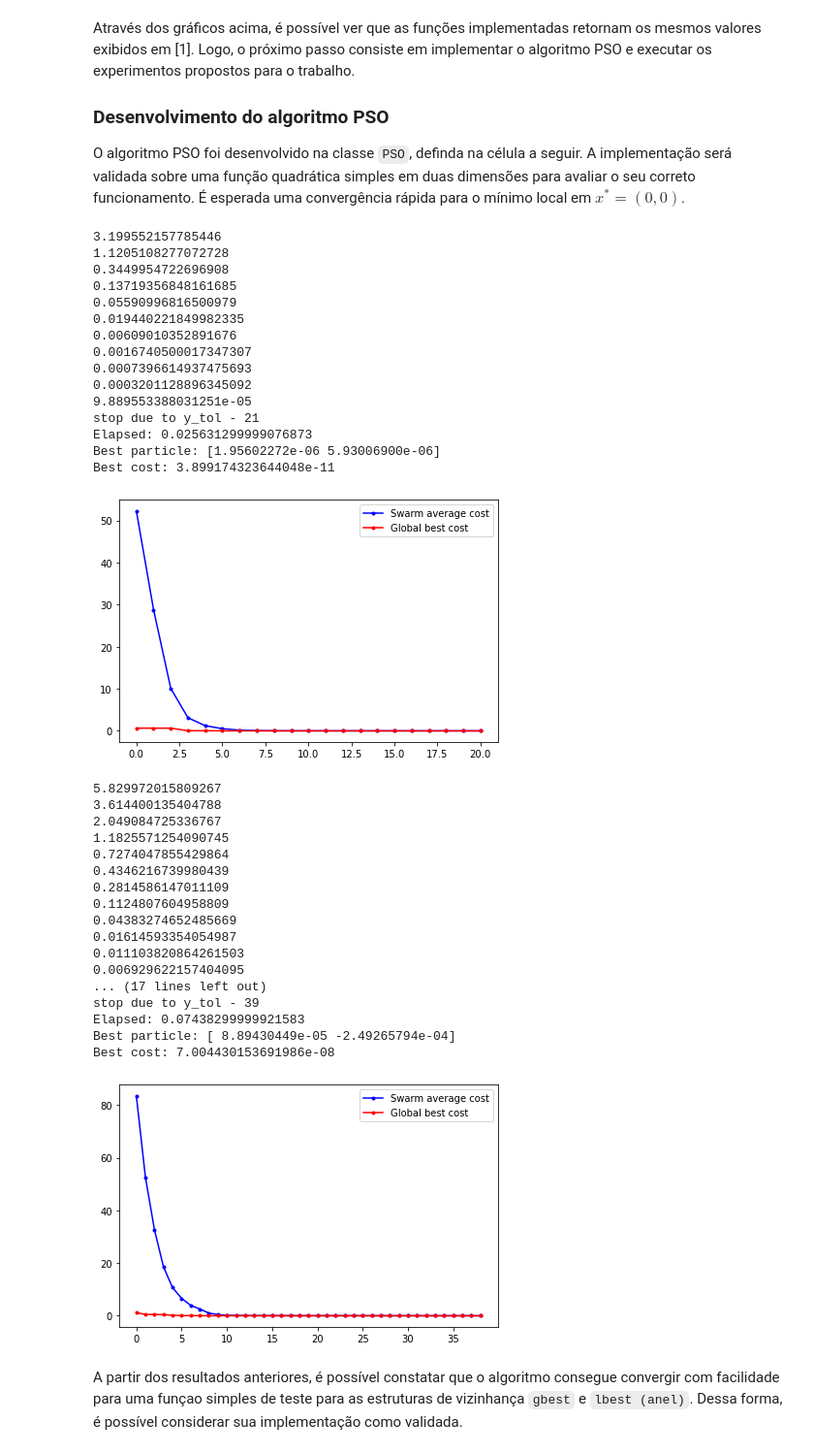
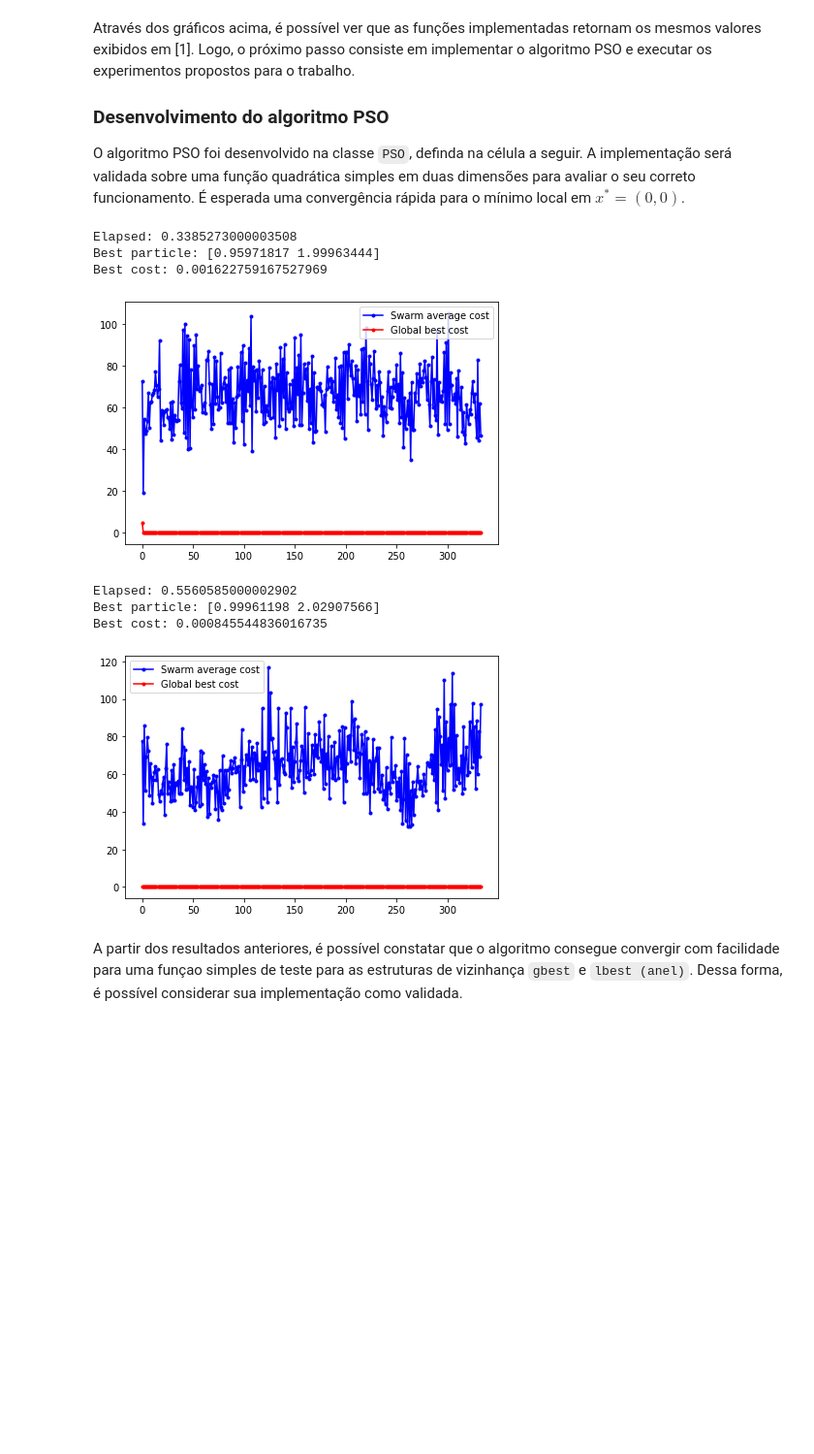
Before and after one commit to vicrsp/ce-ppgee, a Jupyter notebook: src/notebooks/tp2_pso.ipynb, the cells around one changed output. Shown at 97% size. Cells and saved outputs as stored; diff of their text form; code cells hidden in the pictures; blank space fills up the shorter version.

Commit message:
- analisando problema de convergencia e adicionando velocity clamping

```diff
--- a/src/notebooks/tp2_pso.ipynb
+++ b/src/notebooks/tp2_pso.ipynb
@@ -155,8 +158,8 @@ class PSO:
             cost = self.func(sol)
             swarm_cost.append(cost)
             # applies barrier function
-            if(np.any(self.lb - sol > 0) | np.any(self.ub - sol < 0)):
-                cost = np.Infinity
+            # if(np.any(self.lb - sol > 0) | np.any(self.ub - sol < 0)):
+            #     cost = np.Infinity
 
             # Update global best cost
             if(cost < self.global_best_cost):
@@ -204,19 +207,16 @@ class PSO:
             r1 = np.random.rand(self.num_variables)
             r2 = np.random.rand(self.num_variables)
 
-            cognitive_component = self.c1 * r1 * \
-                (self.personal_best_solution[i, :] - particle)
+            cognitive_component = self.c1 * r1 * (self.personal_best_solution[i, :] - particle)
+            social_component = self.c2 * r2 * (social_best_sol[i, :] - particle)
+            velocity = self.w * self.swarm_velocity[i, :] + cognitive_component + social_component
+            # velocity clamping
+            new_velocity = self.x * np.sign(velocity) * np.minimum(np.abs(velocity), self.ub.max() * np.ones_like(velocity))
 
-            social_component = self.c2 * r2 * \
-                (social_best_sol[i, :] - particle)
+            updated_velocities.append(new_velocity)
 
-            velocity = self.w * self.swarm_velocity[i, :] + \
-                cognitive_component + social_component
-
-            velocity = self.x * velocity
-
-            updated_velocities.append(velocity)
-            updated_swarm.append(particle + velocity)
+            updated_velocities.append(new_velocity)
+            updated_swarm.append(particle + new_velocity)
 
         self.swarm_velocity = np.array(updated_velocities)
         self.swarm = np.array(updated_swarm)
@@ -242,9 +242,8 @@ class PSO:
             num_generations = num_generations + 1
 
             if(num_generations > self.window):
-                print(np.mean(np.abs(np.diff(self.iteration_average_cost[-self.window:]))))
-                if (np.mean(np.abs(np.diff(self.iteration_average_cost[-self.window:]))) < 0.0001):
-                    print('stop due to y_tol - {}'.format(num_generations))
+                tol = np.mean(np.abs(np.diff(self.iteration_average_cost[-self.window:])))
+                if (tol < 0.0001):
                     break
 
         end = timer()
@@ -269,49 +268,23 @@ class PSO:
         plt.show()
 # %%
 # criar instancia da função de teste quadrática
-quad_func = lambda x: x[0]**2 + x[1]**2
+quad_func = lambda x: (x[0] - 1)**2 + (x[1] - 2)**2
 
 # Executar o algoritmo
-pso_unimodal = PSO(quad_func, [-10,-10] , [10,10], max_feval=10000, swarm_size=30, acceleration=[1.5, 1.5], constrition=0.5, inertia=0.5)
+pso_unimodal = PSO(quad_func, [-10,-10] , [10,10], max_feval=10000, swarm_size=30, acceleration=[1.5, 1.5], constrition=1.0, inertia=1.0)
 _, _, _, _ = pso_unimodal.run()
 
-pso_unimodal = PSO(quad_func, [-10,-10] , [10,10], max_feval=10000, swarm_size=30, acceleration=[1.5, 1.5], constrition=0.5, inertia=0.5, topology='lbest')
+pso_unimodal = PSO(quad_func, [-10,-10] , [10,10], max_feval=10000, swarm_size=30, acceleration=[1.5, 1.5], constrition=1.0, inertia=1.0, topology='lbest')
 _, _, _, _ = pso_unimodal.run()
 # %% [output]
-3.199552157785446
-1.1205108277072728
-0.3449954722696908
-0.13719356848161685
-0.05590996816500979
-0.019440221849982335
-0.00609010352891676
-0.0016740500017347307
-0.0007396614937475693
-0.0003201128896345092
-9.889553388031251e-05
-stop due to y_tol - 21
-Elapsed: 0.025631299999076873
-Best particle: [1.95602272e-06 5.93006900e-06]
-Best cost: 3.899174323644048e-11
+Elapsed: 0.3385273000003508
+Best particle: [0.95971817 1.99963444]
+Best cost: 0.001622759167527969
-[figure, old version]
+[figure, new version]
-5.829972015809267
-3.614400135404788
-2.049084725336767
-1.1825571254090745
-0.7274047855429864
-0.4346216739980439
-0.2814586147011109
-0.1124807604958809
-0.04383274652485669
-0.01614593354054987
-0.011103820864261503
-0.006929622157404095
-... (17 lines left out)
-stop due to y_tol - 39
-Elapsed: 0.07438299999921583
-Best particle: [ 8.89430449e-05 -2.49265794e-04]
-Best cost: 7.004430153691986e-08
+Elapsed: 0.5560585000002902
+Best particle: [0.99961198 2.02907566]
+Best cost: 0.000845544836016735
-[figure, old version]
+[figure, new version]
 # %% [markdown]
 A partir dos resultados anteriores, é possível constatar que o algoritmo consegue convergir com facilidade para uma funçao simples de teste para as estruturas de vizinhança `gbest` e `lbest (anel)`. Dessa forma, é possível considerar sua implementação como validada.
 # %% [markdown]
```
Also changed, not shown: parts of 6 cells of this notebook, 2 other files.
